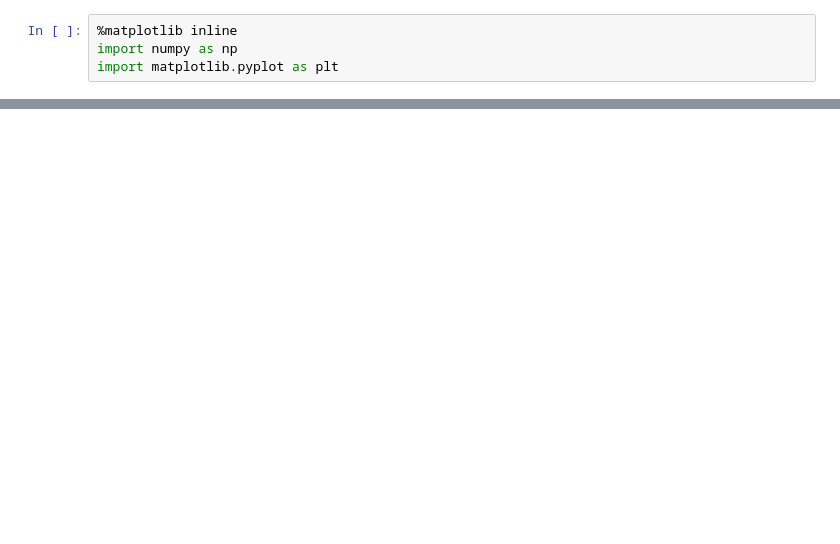
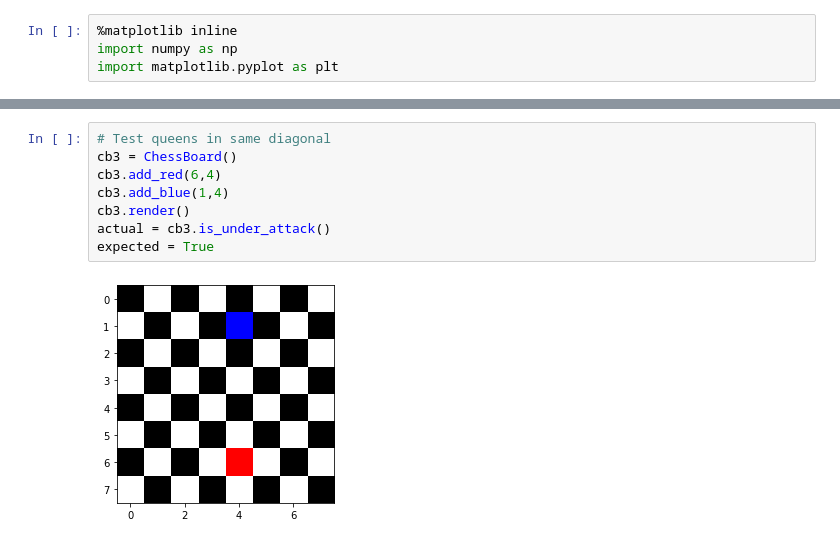
Before and after one commit to gracerosemary/chess-board, a Jupyter notebook: chess_board.ipynb, the cells around one changed output, grey strips where cells are left out. Drawn from its saved outputs; the diff is of its cells as text; blank space fills up the shorter version.

```diff
--- a/chess_board.ipynb
+++ b/chess_board.ipynb
@@ -63,0 +88,10 @@ True
+# %%
+# Test queens in same diagonal
+cb3 = ChessBoard()
+cb3.add_red(6,4)
+cb3.add_blue(1,4)
+cb3.render()
+actual = cb3.is_under_attack()
+expected = True
+# %% [output]
+[figure, added]
```
Also changed, not shown: parts of 4 cells of this notebook, 1 other file.
